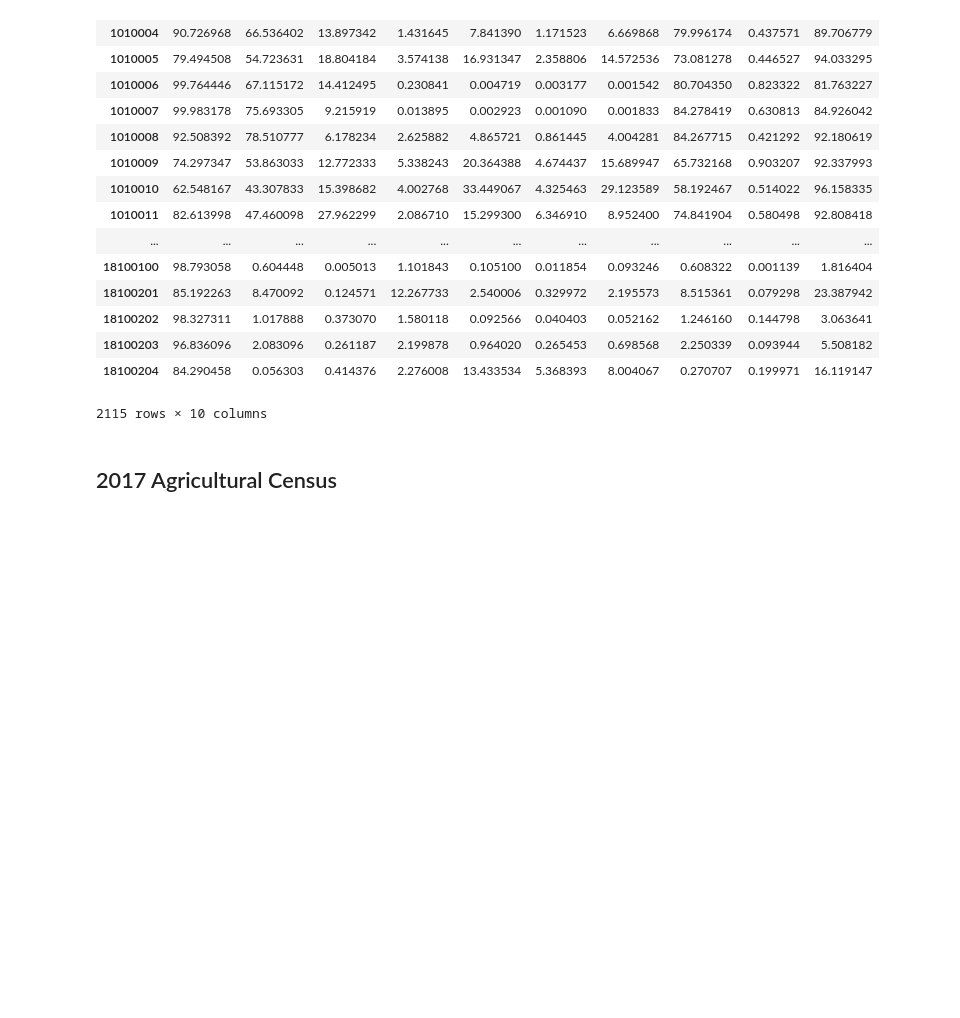
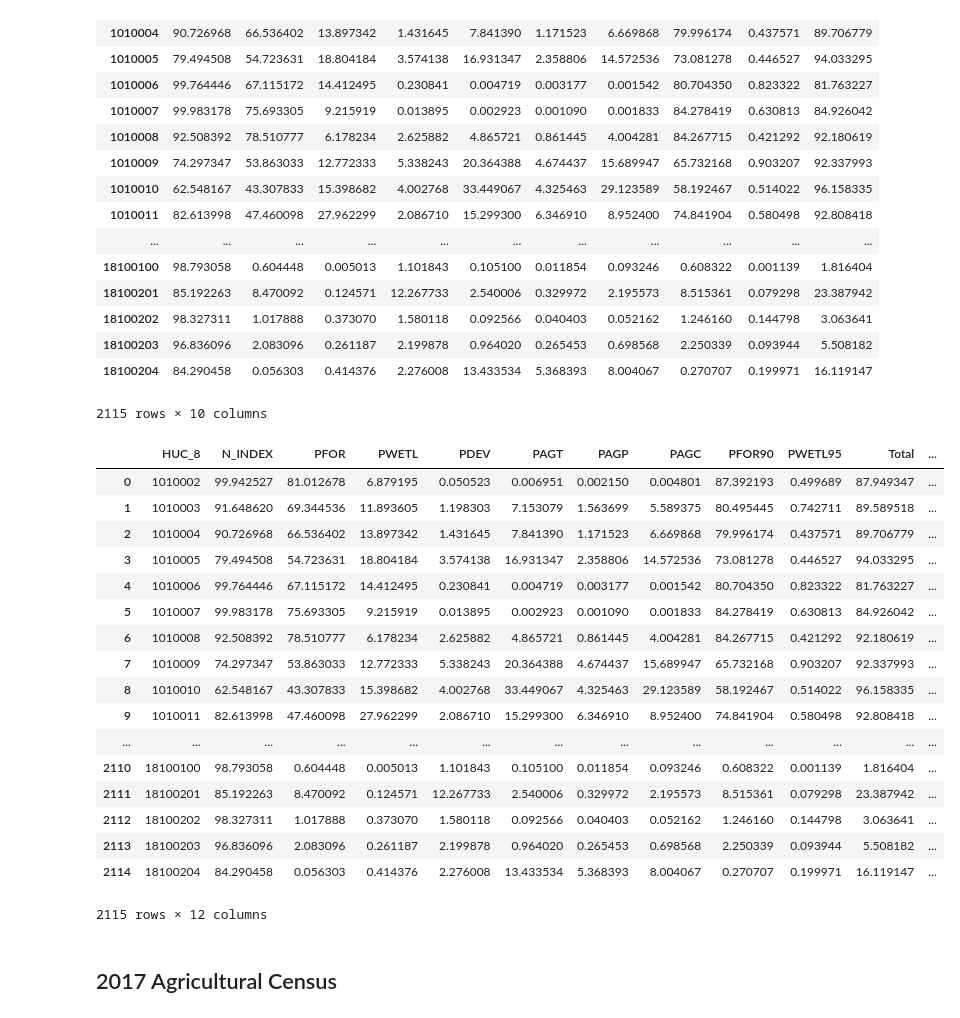
Before and after one commit to emartinher-PSEM3/Ceres, a Jupyter notebook: cereslibrary/TES/TES.ipynb, the cells around one changed output. Drawn from its saved outputs; the diff is of its cells as text; code cells hidden in the pictures; blank space fills up the shorter version.

```diff
--- a/cereslibrary/TES/TES.ipynb
+++ b/cereslibrary/TES/TES.ipynb
@@ -127,6 +153,30 @@ LandCover_dfHUC8
 | 18100203 | 96.836096 | 2.083096 | 0.261187 | 2.199878 | 0.964020 | 0.265453 | 0.698568 | 2.250339 | 0.093944 | 5.508182 |
 | 18100204 | 84.290458 | 0.056303 | 0.414376 | 2.276008 | 13.433534 | 5.368393 | 8.004067 | 0.270707 | 0.199971 | 16.119147 |
 2115 rows × 10 columns
+# %%
+# LandCover_dfHUC8['HUC_8']=LandCover_dfHUC8.index
+LandCover_dfHUC8.reset_index(level=0, inplace=True)
+LandCover_dfHUC8['HUC_6'] = LandCover_dfHUC8['HUC_8'].map(lambda x: str(x)[:-2])
+LandCover_dfHUC8
+# %% [output]
+|  | HUC_8 | N_INDEX | PFOR | PWETL | PDEV | PAGT | PAGP | PAGC | PFOR90 | PWETL95 | Total | ... |
+| 0 | 1010002 | 99.942527 | 81.012678 | 6.879195 | 0.050523 | 0.006951 | 0.002150 | 0.004801 | 87.392193 | 0.499689 | 87.949347 | ... |
+| 1 | 1010003 | 91.648620 | 69.344536 | 11.893605 | 1.198303 | 7.153079 | 1.563699 | 5.589375 | 80.495445 | 0.742711 | 89.589518 | ... |
+| 2 | 1010004 | 90.726968 | 66.536402 | 13.897342 | 1.431645 | 7.841390 | 1.171523 | 6.669868 | 79.996174 | 0.437571 | 89.706779 | ... |
+| 3 | 1010005 | 79.494508 | 54.723631 | 18.804184 | 3.574138 | 16.931347 | 2.358806 | 14.572536 | 73.081278 | 0.446527 | 94.033295 | ... |
+| 4 | 1010006 | 99.764446 | 67.115172 | 14.412495 | 0.230841 | 0.004719 | 0.003177 | 0.001542 | 80.704350 | 0.823322 | 81.763227 | ... |
+| 5 | 1010007 | 99.983178 | 75.693305 | 9.215919 | 0.013895 | 0.002923 | 0.001090 | 0.001833 | 84.278419 | 0.630813 | 84.926042 | ... |
+| 6 | 1010008 | 92.508392 | 78.510777 | 6.178234 | 2.625882 | 4.865721 | 0.861445 | 4.004281 | 84.267715 | 0.421292 | 92.180619 | ... |
+| 7 | 1010009 | 74.297347 | 53.863033 | 12.772333 | 5.338243 | 20.364388 | 4.674437 | 15.689947 | 65.732168 | 0.903207 | 92.337993 | ... |
+| 8 | 1010010 | 62.548167 | 43.307833 | 15.398682 | 4.002768 | 33.449067 | 4.325463 | 29.123589 | 58.192467 | 0.514022 | 96.158335 | ... |
+| 9 | 1010011 | 82.613998 | 47.460098 | 27.962299 | 2.086710 | 15.299300 | 6.346910 | 8.952400 | 74.841904 | 0.580498 | 92.808418 | ... |
+| ... | ... | ... | ... | ... | ... | ... | ... | ... | ... | ... | ... | ... |
+| 2110 | 18100100 | 98.793058 | 0.604448 | 0.005013 | 1.101843 | 0.105100 | 0.011854 | 0.093246 | 0.608322 | 0.001139 | 1.816404 | ... |
+| 2111 | 18100201 | 85.192263 | 8.470092 | 0.124571 | 12.267733 | 2.540006 | 0.329972 | 2.195573 | 8.515361 | 0.079298 | 23.387942 | ... |
+| 2112 | 18100202 | 98.327311 | 1.017888 | 0.373070 | 1.580118 | 0.092566 | 0.040403 | 0.052162 | 1.246160 | 0.144798 | 3.063641 | ... |
+| 2113 | 18100203 | 96.836096 | 2.083096 | 0.261187 | 2.199878 | 0.964020 | 0.265453 | 0.698568 | 2.250339 | 0.093944 | 5.508182 | ... |
+| 2114 | 18100204 | 84.290458 | 0.056303 | 0.414376 | 2.276008 | 13.433534 | 5.368393 | 8.004067 | 0.270707 | 0.199971 | 16.119147 | ... |
+2115 rows × 12 columns
 # %%
 # Save the new database
 LandCover_dfHUC8.to_csv('DatabasesClean/LandCover_HUC8.csv', index=True)
```
Also changed, not shown: parts of 7 cells of this notebook, 8 other files.
